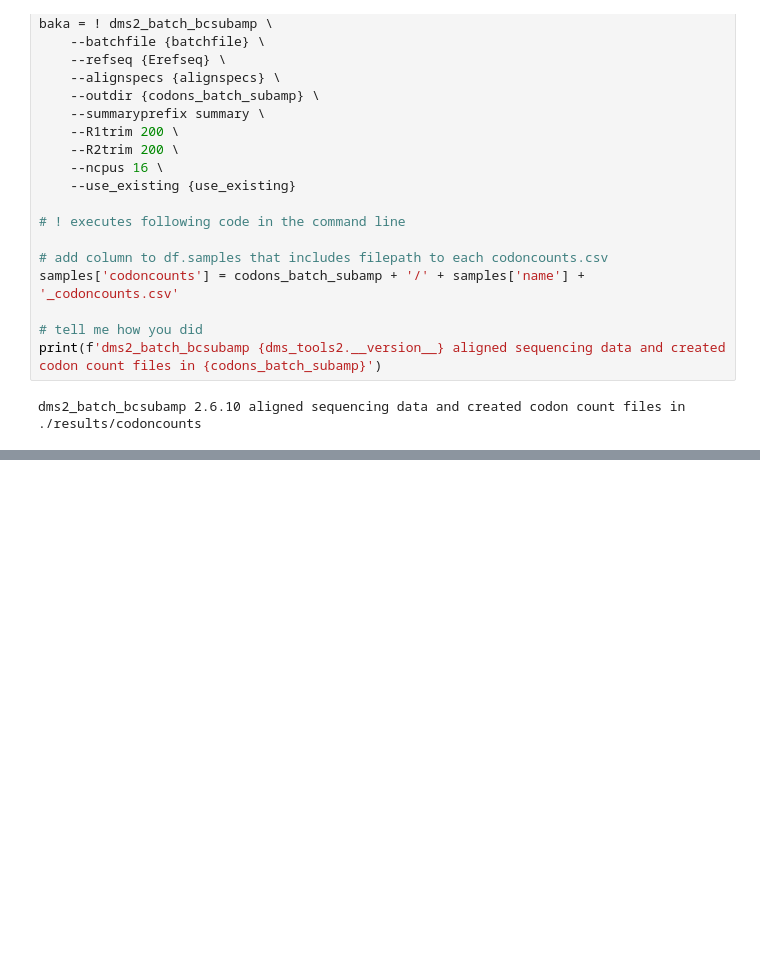
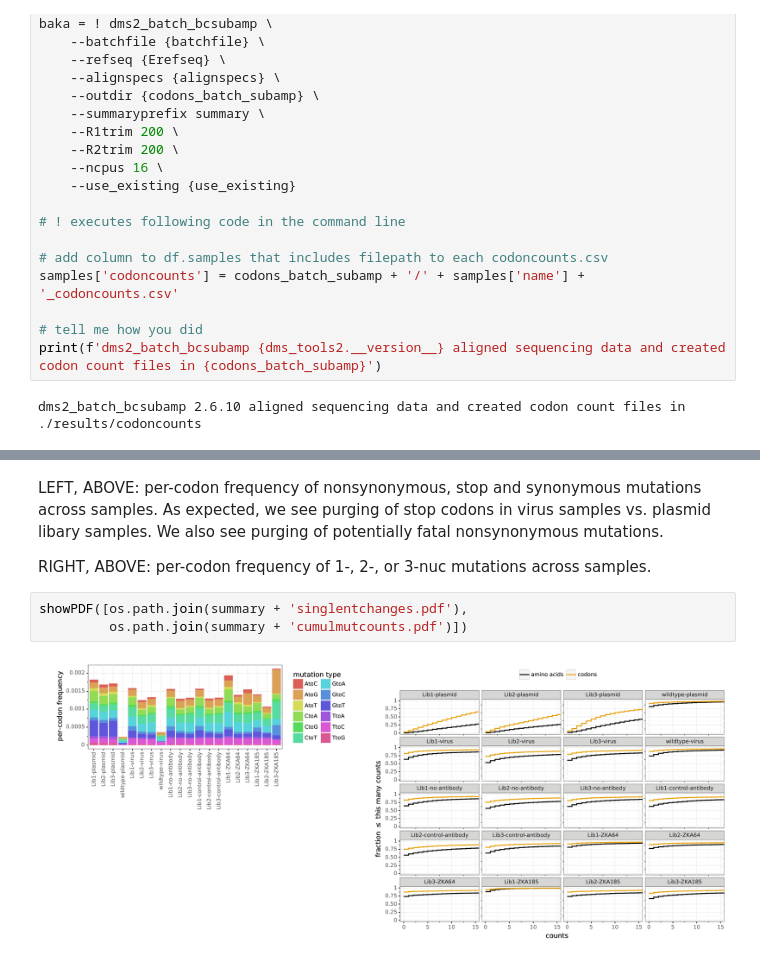
Before and after one commit to ckikawa/ZIKV_DMS_with_EvansLab, a Jupyter notebook: CK_analysis_nbook.ipynb, the cells around one changed output, grey strips where cells are left out. Drawn from its saved outputs; the diff is of its cells as text; blank space fills up the shorter version.

```diff
--- a/CK_analysis_nbook.ipynb
+++ b/CK_analysis_nbook.ipynb
@@ -146,0 +168,8 @@ showPDF(os.path.join(codons_batch_subamp + "/summary_" + "readsperbc.pdf"))
+# %% [markdown]
+LEFT, ABOVE: per-codon frequency of nonsynonymous, stop and synonymous mutations across samples. As expected, we see purging of stop codons in virus samples vs. plasmid libary samples. We also see purging of potentially fatal nonsynonymous mutations.
+</p>RIGHT, ABOVE: per-codon frequency of 1-, 2-, or 3-nuc mutations across samples. </p>
+# %%
+showPDF([os.path.join(summary + 'singlentchanges.pdf'),
+         os.path.join(summary + 'cumulmutcounts.pdf')])
+# %% [output]
+[figure, added]
```
Also changed, not shown: parts of 32 cells of this notebook.
